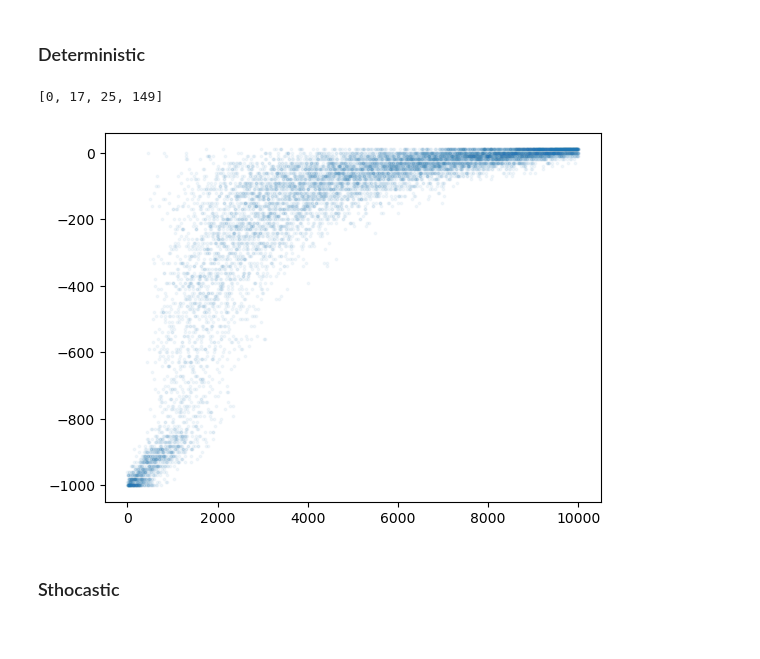
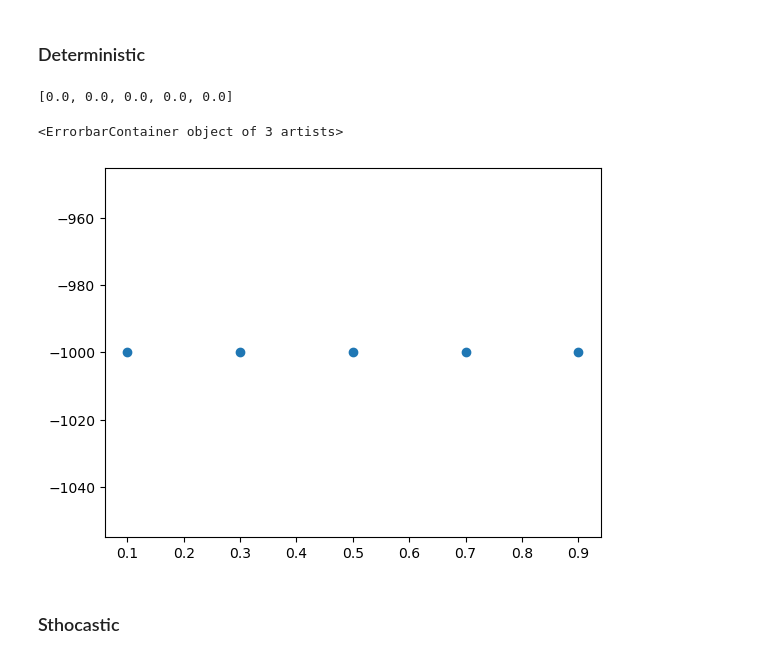
Before and after one commit to vivirodrigues/RL_Routing, a Jupyter notebook: learning_algorithms.ipynb, the cells around one changed output. Saved outputs shown, nothing was run; the diff lists cells and outputs as text; code cells hidden in the pictures.

Commit message:
add new method to q learning model that tries to evaluate by averaging the rewards

```diff
--- a/learning_algorithms.ipynb
+++ b/learning_algorithms.ipynb
@@ -27,7 +27,7 @@ import models
 %load_ext autoreload
 %autoreload 2
 # %%
-n_nodes = 150
+n_nodes = 500
 G = nx.barabasi_albert_graph(n_nodes, 1)
 # if there is an edge between 0 and 99, remove it
 if G.has_edge(0, n_nodes - 1):
@@ -79,16 +78,26 @@ $$Q (s_t, a_t) \leftarrow Q (s_t, a_t) + \delta \left[ R_{t+1} + \gamma \max_{a}
 # %% [markdown]
 ### Deterministic
 # %%
-env = simulation.Environment(G, n_nodes - 1)
+env = simulation.Environment(G, n_nodes - 1, reward = "unit")
-# %%
-Q = models.Q_learning(env, n_episodes = 10000)
-Q.train()
-print(Q.evaluate(0))
-plt.scatter(list(range(Q.n_episodes)), Q.episode_rewards, alpha = 0.05, s = 3)
-plt.show()
-# %% [output]
-[0, 17, 25, 149]
-[figure, removed]
+# %%
+learning_rate_values = [0.1, 0.3, 0.5, 0.7, 0.9]
+mean_reward = []
+std_reward = []
+for learning_rate in learning_rate_values:
+    Q = models.Q_learning(env, learning_rate = learning_rate, n_episodes=10000)
+    Q.train()
+    e, sd = Q.evaluate_agg()
+    mean_reward.append(e)
+    std_reward.append(sd)
+# %%
+mean_reward
+# %% [output]
+[0.0, 0.0, 0.0, 0.0, 0.0]
+# %%
+plt.errorbar(learning_rate_values, mean_reward, yerr=std_reward, fmt='o')
+# %% [output]
+<ErrorbarContainer object of 3 artists>
+[figure, added]
 # %% [markdown]
 ### Sthocastic
 # %%
```
Also changed, not shown: parts of 1 cell of this notebook, 1 other file.
